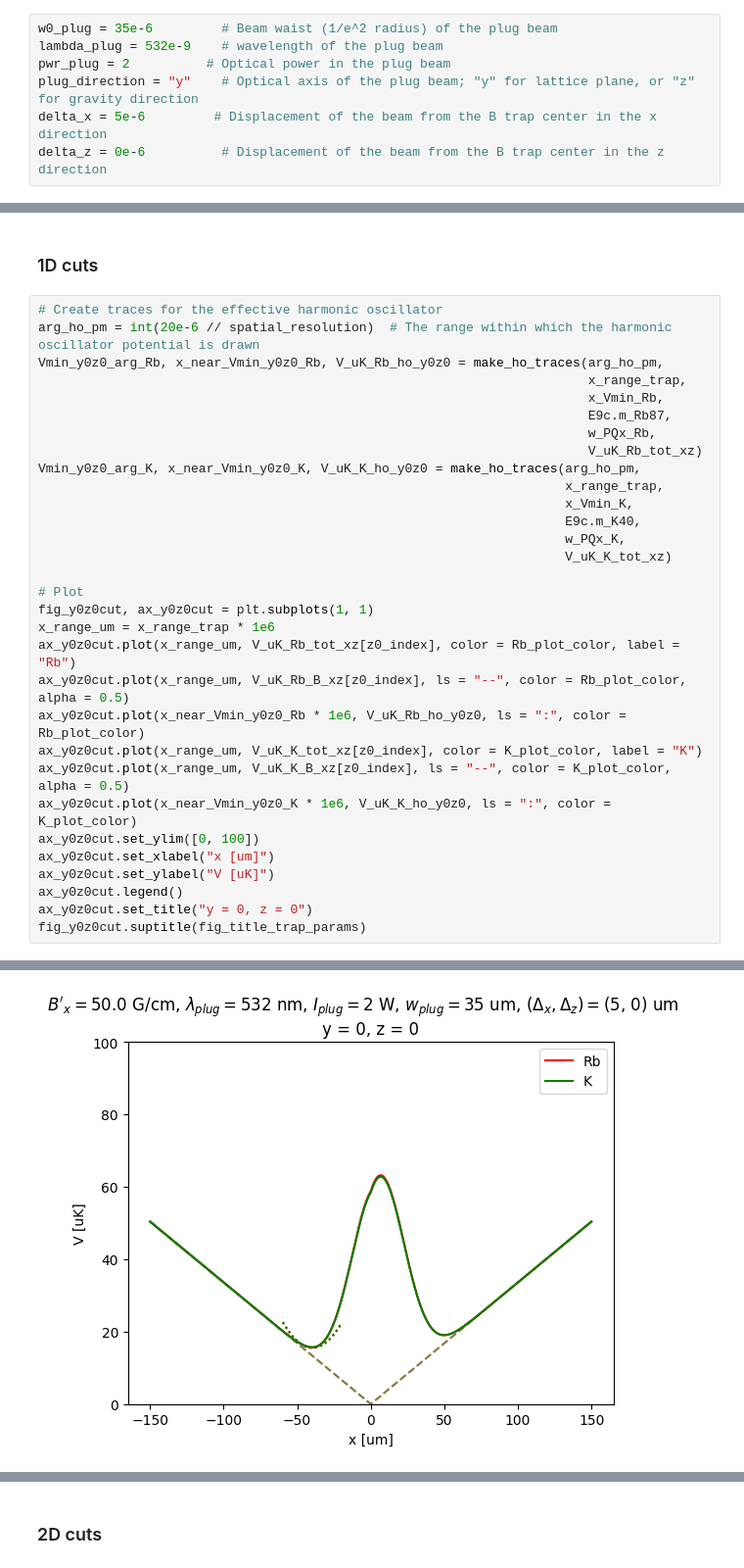
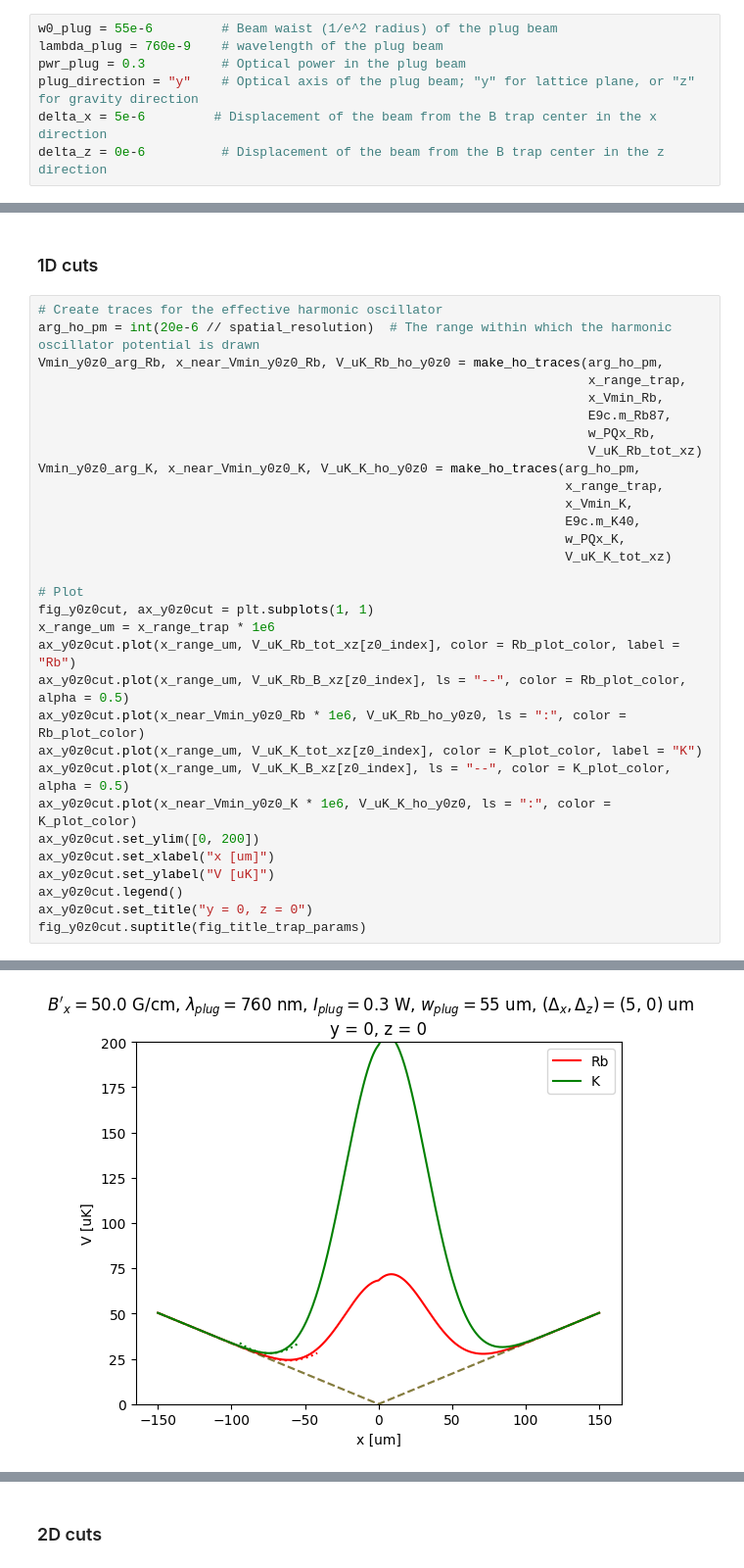
Before and after one commit to Shao-Wen-Chang/E9_constant, a Jupyter notebook: projects/general_cooling_trapping/plug_beam_calculations.ipynb, the cells around one changed output, grey strips where cells are left out. Shown: that part at 98% size. Saved outputs shown, nothing was run; the diff lists cells and outputs as text.

```diff
--- a/projects/general_cooling_trapping/plug_beam_calculations.ipynb
+++ b/projects/general_cooling_trapping/plug_beam_calculations.ipynb
@@ -60,9 +63,9 @@ B_grad_z = 2 * B_grad_xy
 # %% [markdown]
 ### Inputs
 # %%
-w0_plug = 35e-6         # Beam waist (1/e^2 radius) of the plug beam
-lambda_plug = 532e-9    # wavelength of the plug beam
-pwr_plug = 2          # Optical power in the plug beam
+w0_plug = 55e-6         # Beam waist (1/e^2 radius) of the plug beam
+lambda_plug = 760e-9    # wavelength of the plug beam
+pwr_plug = 0.3          # Optical power in the plug beam
 plug_direction = "y"    # Optical axis of the plug beam; "y" for lattice plane, or "z" for gravity direction
 delta_x = 5e-6         # Displacement of the beam from the B trap center in the x direction
 delta_z = 0e-6          # Displacement of the beam from the B trap center in the z direction
@@ -202,7 +213,7 @@ ax_y0z0cut.plot(x_near_Vmin_y0z0_Rb * 1e6, V_uK_Rb_ho_y0z0, ls = ":", color = Rb
 ax_y0z0cut.plot(x_range_um, V_uK_K_tot_xz[z0_index], color = K_plot_color, label = "K")
 ax_y0z0cut.plot(x_range_um, V_uK_K_B_xz[z0_index], ls = "--", color = K_plot_color, alpha = 0.5)
 ax_y0z0cut.plot(x_near_Vmin_y0z0_K * 1e6, V_uK_K_ho_y0z0, ls = ":", color = K_plot_color)
-ax_y0z0cut.set_ylim([0, 100])
+ax_y0z0cut.set_ylim([0, 200])
 ax_y0z0cut.set_xlabel("x [um]")
 ax_y0z0cut.set_ylabel("V [uK]")
 ax_y0z0cut.legend()
@@ -213,4 +224,4 @@ Text(0.5, 0.98, "$B'_x =$50.0 G/cm, $\\lambda_{plug} =$532 nm, $I_{plug} =$2 W,
-[figure, old version]
+[figure, new version]
 # %%
 # Create traces for the effective harmonic oscillator
 arg_ho_pm = int(50e-6 // spatial_resolution)  # The range within which the harmonic oscillator potential is drawn
```
Also changed, not shown: parts of 14 cells of this notebook, 8 other files.
